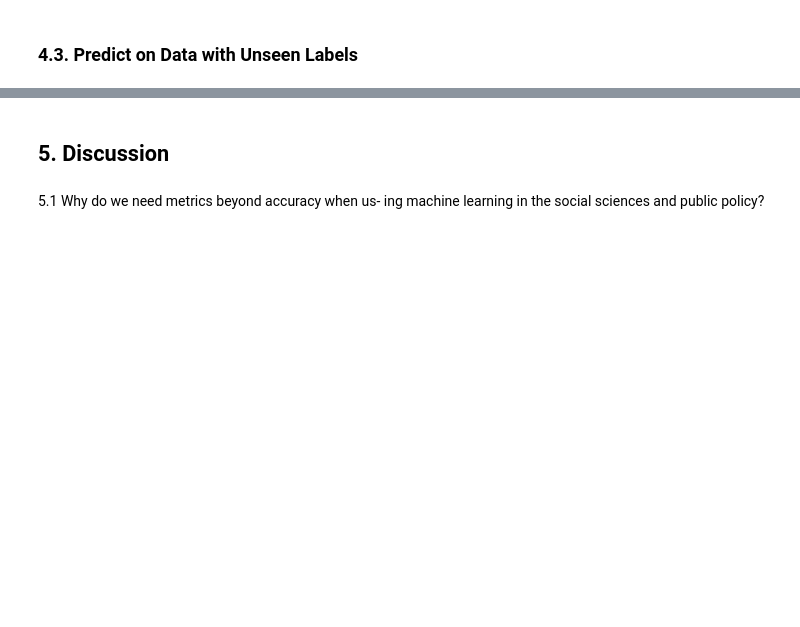
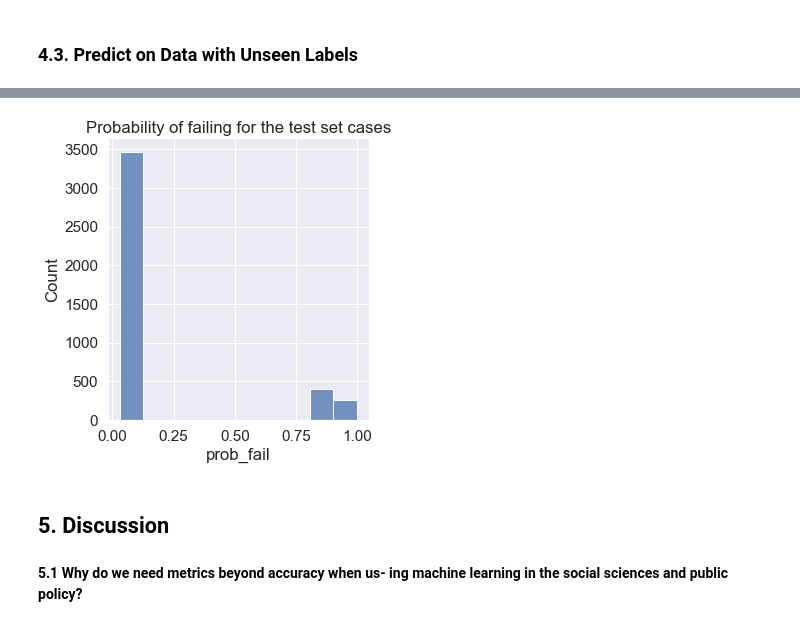
Before and after one commit to sociologyquinn/CSS-Project3-Group1, a Jupyter notebook: Project 3 Students.ipynb, the cells around one changed output, grey strips where cells are left out. Cells and saved outputs as stored; diff of their text form; code cells hidden in the pictures; blank space fills up the shorter version.

```diff
--- a/Project 3 Students.ipynb
+++ b/Project 3 Students.ipynb
@@ -907,4 +1039,27 @@ pred_test = logit_best_pred_over_SF[2].predict(X_test)
+# %%
+#Predict on test data
+test_pred = logit_best_pred_over_SF[2].predict(X_test)
+
+#plot distribution of probabilities
+test_prob = logit_best_pred_over_SF[2].predict_proba(X_test)
+
+t= {"Probabilities":list(test_prob),"Prediction":list(test_pred)}
+test = pd.DataFrame(t)
+test['prob_pass']='Nan'
+test['prob_fail']='Nan'
+
+for i in range(0,len(test)):
+    test['prob_pass'][i]=test['Probabilities'][i][0]
+    test['prob_fail'][i]=test['Probabilities'][i][1]
+
+test.head(3)
+
+sns.displot(test, x="prob_fail", bins=10)
+plt.title("Probability of failing for the test set cases")
+plt.show()
+# %% [output]
+[figure, added]
 # %% [markdown]
 ## 5. Discussion
 # %% [markdown]
-5.1 Why do we need metrics beyond accuracy when us- ing machine learning in the social sciences and public policy?
+**5.1 Why do we need metrics beyond accuracy when us- ing machine learning in the social sciences and public policy?**
```
Also changed, not shown: parts of 32 cells of this notebook.
